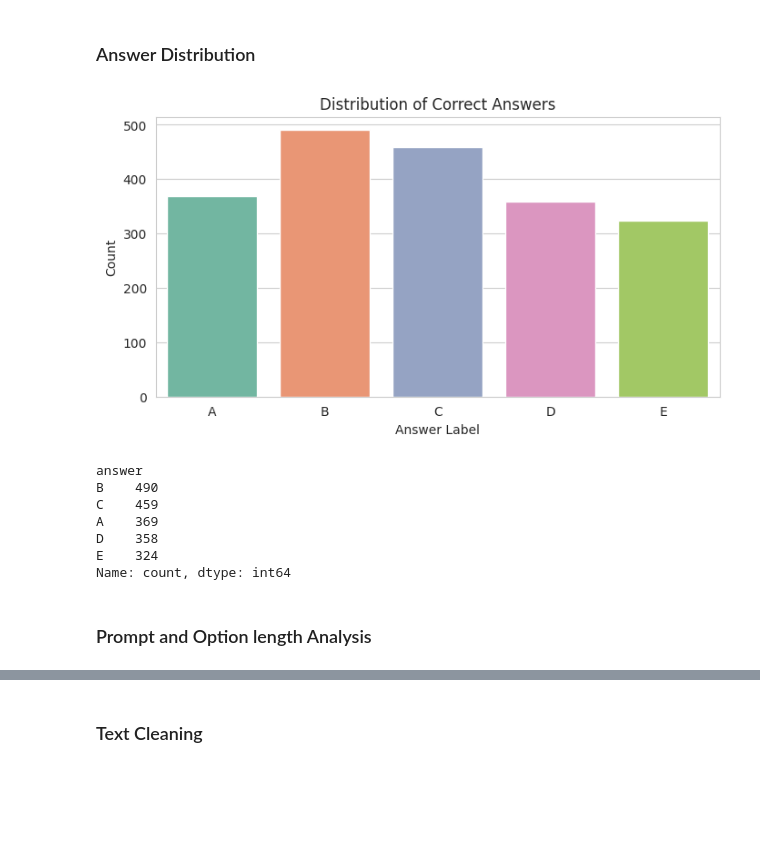
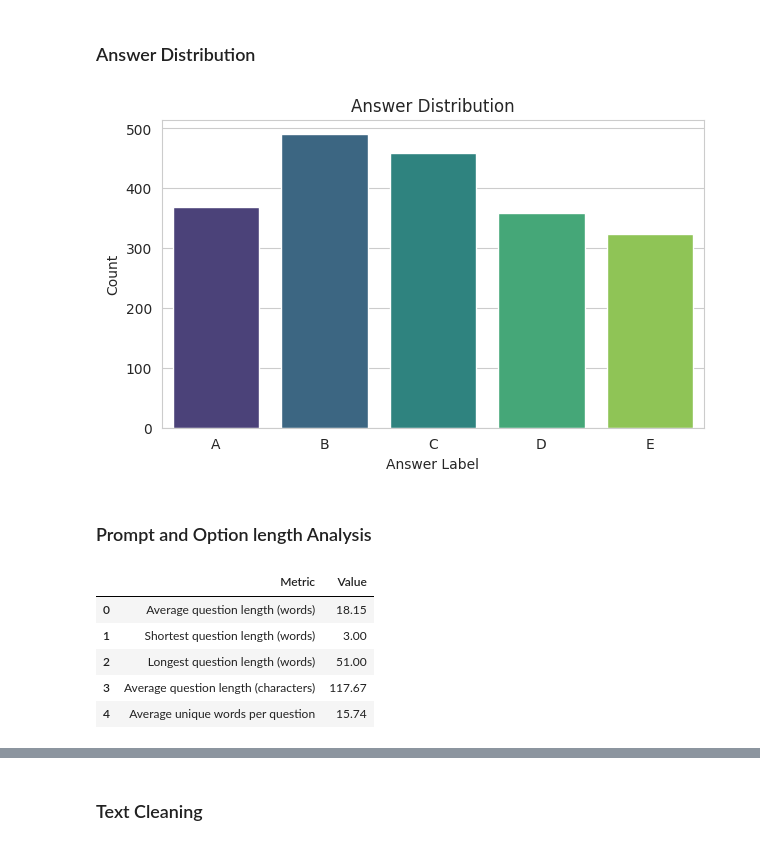
Before and after one commit to Hariom9991/dl-24f1000881-notebook-t22026, a Jupyter notebook: kaggle_notebook.ipynb, the cells around one changed output, grey strips where cells are left out. Saved outputs shown, nothing was run; the diff lists cells and outputs as text; code cells hidden in the pictures; blank space fills up the shorter version.

```diff
--- a/kaggle_notebook.ipynb
+++ b/kaggle_notebook.ipynb
@@ -208,23 +211,54 @@ dtype: int64
 # %% [markdown]
 ### Answer Distribution
 # %%
-plt.figure(figsize=(8, 4))
-sns.countplot(x=train_df["answer"], order=["A", "B", "C", "D", "E"], palette="Set2")
-plt.title("Distribution of Correct Answers")
-plt.xlabel("Answer Label")
-plt.ylabel("Count")
+plt.figure(figsize=(7, 4))
+answer_counts = train_df['answer'].value_counts().sort_index()
+sns.barplot(x=answer_counts.index, y=answer_counts.values, palette='viridis')
+plt.title('Answer Distribution')
+plt.xlabel('Answer Label')
+plt.ylabel('Count')
 plt.show()
-
-display(train_df["answer"].value_counts())
 # %% [output]
-[figure, old version]
+[figure, new version]
-answer
-B    490
-C    459
-A    369
-D    358
-E    324
-Name: count, dtype: int64
 # %% [markdown]
 ### Prompt and Option length Analysis
+# %%
+def word_count(text):
+    return len(str(text).split())
+
+def char_count(text):
+    return len(str(text))
+
+def unique_word_count(text):
+    return len(set(str(text).split()))
+
+train_df['prompt_word_count'] = train_df['prompt'].apply(word_count)
+train_df['prompt_char_count'] = train_df['prompt'].apply(char_count)
+train_df['prompt_unique_words'] = train_df['prompt'].apply(unique_word_count)
+
+prompt_stats = pd.DataFrame({
+    'Metric': [
+        'Average question length (words)',
+        'Shortest question length (words)',
+        'Longest question length (words)',
+        'Average question length (characters)',
+        'Average unique words per question'
+    ],
+    'Value': [
+        round(train_df['prompt_word_count'].mean(), 2),
+        int(train_df['prompt_word_count'].min()),
+        int(train_df['prompt_word_count'].max()),
+        round(train_df['prompt_char_count'].mean(), 2),
+        round(train_df['prompt_unique_words'].mean(), 2)
+    ]
+})
+
+display(prompt_stats)
+# %% [output]
+|  | Metric | Value |
+| 0 | Average question length (words) | 18.15 |
+| 1 | Shortest question length (words) | 3.00 |
+| 2 | Longest question length (words) | 51.00 |
+| 3 | Average question length (characters) | 117.67 |
+| 4 | Average unique words per question | 15.74 |
 # %%
```
Also changed, not shown: parts of 17 cells of this notebook, 1 other file.
